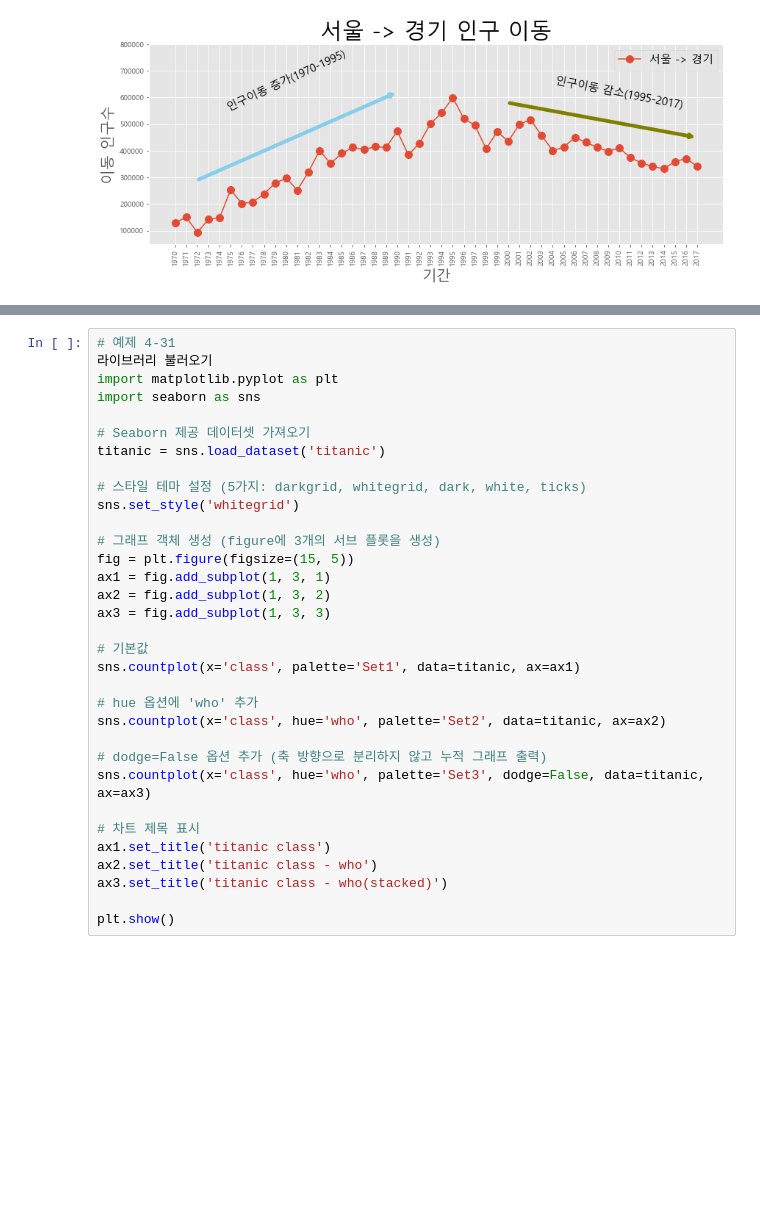
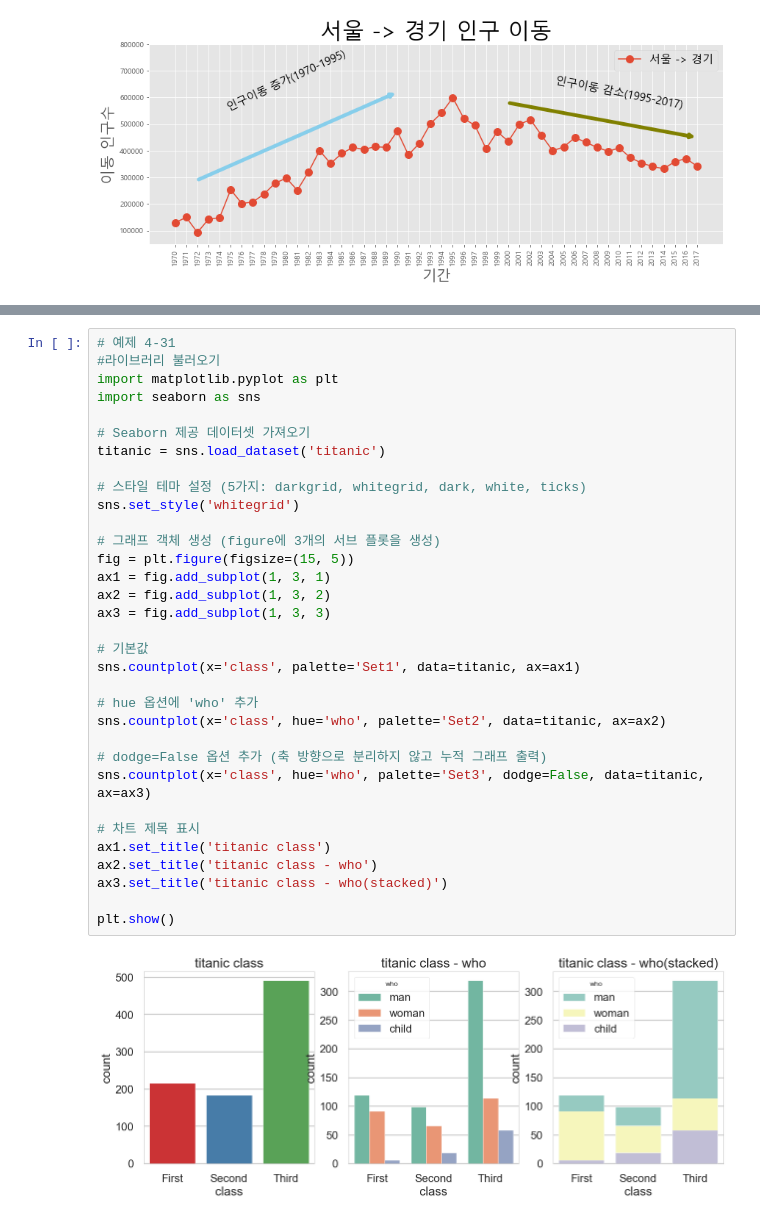
Before and after one commit to lee-dk/Python-_-, a Jupyter notebook: exam7.ipynb, the cells around one changed output, grey strips where cells are left out. Saved outputs shown, nothing was run; the diff lists cells and outputs as text; blank space fills up the shorter version.

```diff
--- a/exam7.ipynb
+++ b/exam7.ipynb
@@ -1739,36 +1813,38 @@ plt.show()
 # %%
 # 예제 4-31
-라이브러리 불러오기
+#라이브러리 불러오기
 import matplotlib.pyplot as plt
 import seaborn as sns
 
 # Seaborn 제공 데이터셋 가져오기
 titanic = sns.load_dataset('titanic')
 
 # 스타일 테마 설정 (5가지: darkgrid, whitegrid, dark, white, ticks)
 sns.set_style('whitegrid')
 
 # 그래프 객체 생성 (figure에 3개의 서브 플롯을 생성)
 fig = plt.figure(figsize=(15, 5))
 ax1 = fig.add_subplot(1, 3, 1)
 ax2 = fig.add_subplot(1, 3, 2)
 ax3 = fig.add_subplot(1, 3, 3)
 
 # 기본값
 sns.countplot(x='class', palette='Set1', data=titanic, ax=ax1)
 
 # hue 옵션에 'who' 추가
 sns.countplot(x='class', hue='who', palette='Set2', data=titanic, ax=ax2)
 
 # dodge=False 옵션 추가 (축 방향으로 분리하지 않고 누적 그래프 출력)
 sns.countplot(x='class', hue='who', palette='Set3', dodge=False, data=titanic, ax=ax3)
 
 # 차트 제목 표시
 ax1.set_title('titanic class')
 ax2.set_title('titanic class - who')
 ax3.set_title('titanic class - who(stacked)')
 
 plt.show()
+# %% [output]
+[figure, added]
 # %%
 # 예제 4-32
 # 라이브러리 불러오기
```
Also changed, not shown: parts of 33 cells of this notebook, 1 other file.
